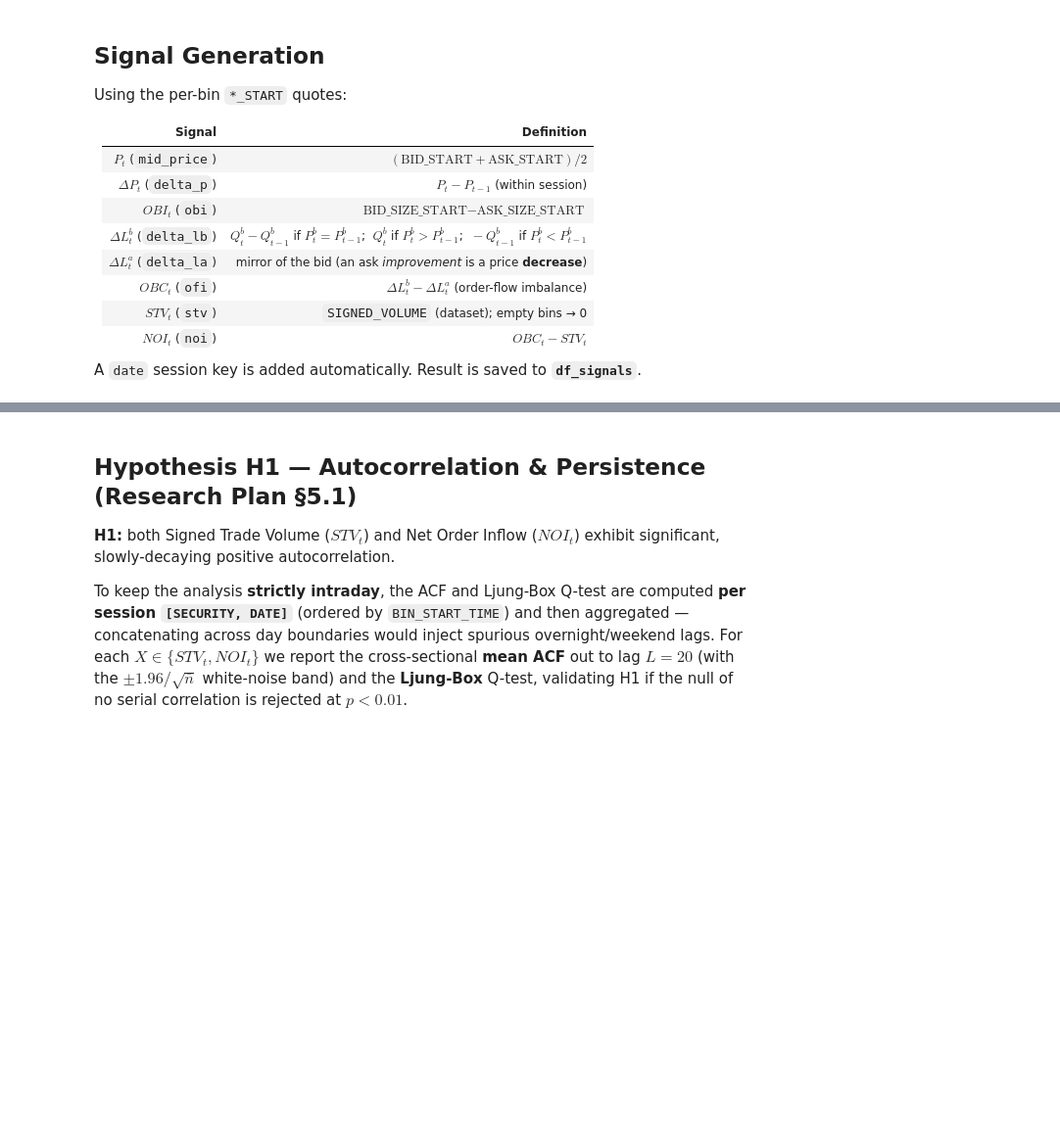
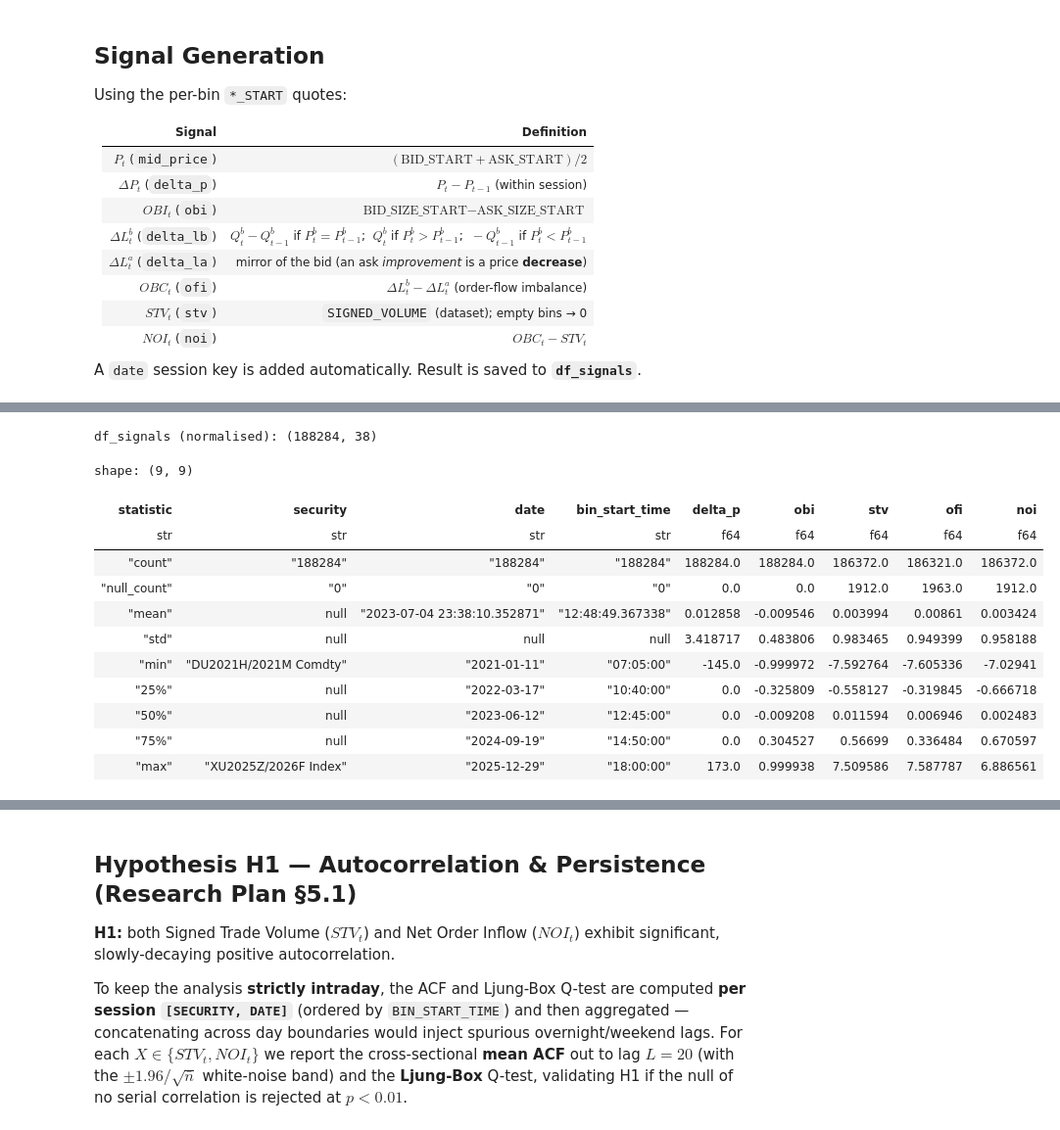
Before and after one commit to qe-internship-wjw/ip1, a Jupyter notebook: notebooks/02_regressions.ipynb, the cells around one changed output, grey strips where cells are left out. Shown at 98% size. Saved outputs shown, nothing was run; the diff lists cells and outputs as text; code cells hidden in the pictures; blank space fills up the shorter version.

```diff
--- a/notebooks/02_regressions.ipynb
+++ b/notebooks/02_regressions.ipynb
@@ -247,35 +269,58 @@ df_signals = df_signals.with_columns(
     # 2. OBI as fraction of total quoted size at the touch.
     obi=(pl.col('obi') / (pl.col('bid_size_start') + pl.col('ask_size_start'))).fill_nan(None),
     # 3. STV as signed square root of raw STV
     stv=(pl.col('stv').cast(pl.Float64).abs().sqrt() * pl.col('stv').sign()).fill_nan(None),
     # 4. OFI as rolling z-score within session.
     ofi=((pl.col('ofi') - pl.col('_ofi_mu')) / pl.col('_ofi_sd')).fill_nan(None),
     # 5. NOI as signed square root of raw NOI
     noi=(pl.col('noi').cast(pl.Float64).abs().sqrt() * pl.col('noi').sign()).fill_nan(None),
 ).drop(['_ofi_mu', '_ofi_sd'])
 
 
 df_signals = df_signals.with_columns(
     _stv_mu=pl.col('stv').rolling_mean(window_size=ROLL_WIN, min_samples=2).over(SESSION),
     _stv_sd=pl.col('stv').rolling_std(window_size=ROLL_WIN, min_samples=2).over(SESSION),
     _noi_mu=pl.col('noi').rolling_mean(window_size=ROLL_WIN, min_samples=2).over(SESSION),
     _noi_sd=pl.col('noi').rolling_std(window_size=ROLL_WIN, min_samples=2).over(SESSION),
 )
 
 
+# Impute degenerate (near-zero) rolling stds with a typical std. LEAKAGE FIX: the substitution
+# mean is computed over TRAIN ROWS ONLY (year in TRAIN_YEARS) — pulling an un-grouped mean across
+# all five years would let validation/test variance bleed into the normalisation of train rows
+# (and vice versa). The padded rows themselves may sit in any split; only the *mean* is restricted.
+_is_train = pl.col('date').dt.year().is_in(TRAIN_YEARS)
 df_signals = df_signals.with_columns(
-    _stv_sd=pl.when(pl.col('_stv_sd') < 1e-6).then(pl.col('_stv_sd').filter(pl.col('_stv_sd') >= 1e-6).mean()).otherwise(pl.col('_stv_sd')),
-    _noi_sd=pl.when(pl.col('_noi_sd') < 1e-6).then(pl.col('_noi_sd').filter(pl.col('_noi_sd') >= 1e-6).mean()).otherwise(pl.col('_noi_sd')),
+    _stv_sd=pl.when(pl.col('_stv_sd') < 1e-6)
+             .then(pl.col('_stv_sd').filter((pl.col('_stv_sd') >= 1e-6) & _is_train).mean())
+             .otherwise(pl.col('_stv_sd')),
+    _noi_sd=pl.when(pl.col('_noi_sd') < 1e-6)
+             .then(pl.col('_noi_sd').filter((pl.col('_noi_sd') >= 1e-6) & _is_train).mean())
+             .otherwise(pl.col('_noi_sd')),
 )
 
 # 3. STV and 5. NOI as rolling z-scores within session.
 df_signals = df_signals.with_columns(
     stv=((pl.col('stv') - pl.col('_stv_mu')) / pl.col('_stv_sd')),
     noi=((pl.col('noi') - pl.col('_noi_mu')) / pl.col('_noi_sd')),
 ).drop(['_stv_mu', '_stv_sd', '_noi_mu', '_noi_sd'])
 
 print(f'df_signals (normalised): {df_signals.shape}')
 df_signals.select('security', 'date', 'bin_start_time', 'delta_p', 'obi', 'stv', 'ofi', 'noi').describe()
+# %% [output]
+df_signals (normalised): (188284, 38)
+shape: (9, 9)
+| statistic | security | date | bin_start_time | delta_p | obi | stv | ofi | noi |
+| str | str | str | str | f64 | f64 | f64 | f64 | f64 |
+| "count" | "188284" | "188284" | "188284" | 188284.0 | 188284.0 | 186372.0 | 186321.0 | 186372.0 |
+| "null_count" | "0" | "0" | "0" | 0.0 | 0.0 | 1912.0 | 1963.0 | 1912.0 |
+| "mean" | null | "2023-07-04 23:38:10.352871" | "12:48:49.367338" | 0.012858 | -0.009546 | 0.003994 | 0.00861 | 0.003424 |
+| "std" | null | null | null | 3.418717 | 0.483806 | 0.983465 | 0.949399 | 0.958188 |
+| "min" | "DU2021H/2021M Comdty" | "2021-01-11" | "07:05:00" | -145.0 | -0.999972 | -7.592764 | -7.605336 | -7.02941 |
+| "25%" | null | "2022-03-17" | "10:40:00" | 0.0 | -0.325809 | -0.558127 | -0.319845 | -0.666718 |
+| "50%" | null | "2023-06-12" | "12:45:00" | 0.0 | -0.009208 | 0.011594 | 0.006946 | 0.002483 |
+| "75%" | null | "2024-09-19" | "14:50:00" | 0.0 | 0.304527 | 0.56699 | 0.336484 | 0.670597 |
+| "max" | "XU2025Z/2026F Index" | "2025-12-29" | "18:00:00" | 173.0 | 0.999938 | 7.509586 | 7.587787 | 6.886561 |
 # %%
 # Metrics for measuring tick constrainedness
 
```
Also changed, not shown: parts of 20 cells of this notebook.
